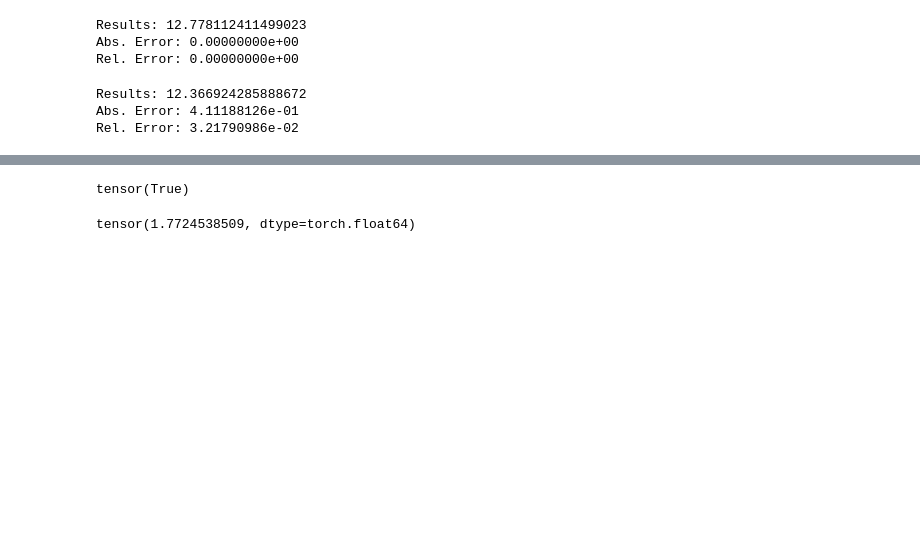
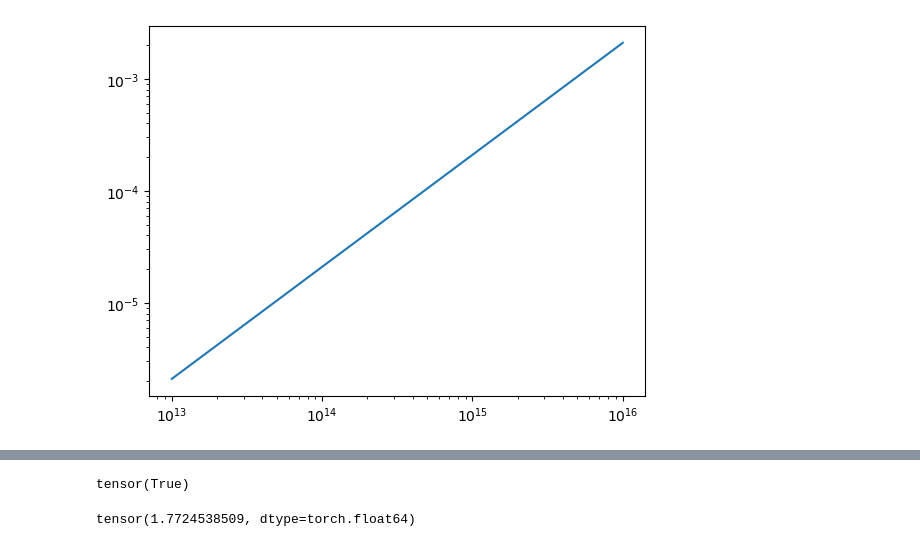
Before and after one commit to Astro-Lee/jupyterbook, a Jupyter notebook: Astronomy/torchquad.ipynb, the cells around one changed output, grey strips where cells are left out. Saved outputs shown, nothing was run; the diff lists cells and outputs as text; code cells hidden in the pictures; blank space fills up the shorter version.

Commit message:
update torchquad

```diff
--- a/Astronomy/torchquad.ipynb
+++ b/Astronomy/torchquad.ipynb
@@ -7,12 +27,3 @@ import ipywidgets as widgets
 kB = 8.61733e-5 # eV / K
 me_c2 = 510998.92 # eV
 h = 4.13567e-15 # eV s
-# %%
-#@latexify.function(use_math_symbols=True,reduce_assignments=False)
-def Ne(i_gamma, Te, gamma_th, Ce=1, n=3):
-    Theta = kB * Te / me_c2
-
-    return Ce*i_gamma**2*np.exp(-i_gamma/Theta)/(2.*Theta**3) if i_gamma <= gamma_th else Ce*gamma_th**2*np.exp(-gamma_th/Theta)*(i_gamma/gamma_th)**-n/(2.*Theta**3)
-#Ne
-# %%
-gamma = np.linspace(1, 100, 1000)
@@ -19,3 +62,6 @@ gamma = np.linspace(1, 100, 1000)
+# %%
+gamma = torch.logspace(1, 2, 30)
+nu = torch.logspace(13, 16, 30)
 # %%
 Te=widgets.FloatSlider(description='Te',min=1e8, max=1e11, step=1e8, value=1e10)
 gamma_th=widgets.FloatSlider(description='gamma_th',min=1, max=100, step=1, value=20)
@@ -52,8 +89,0 @@ def beta(i_gamma):
-# %%
-#@latexify.function(use_math_symbols=True,reduce_assignments=False)
-def e1(nu,theta,theta2,i_gamma,phi2):
-    e0 = h*nu
-    cos_theta1 = np.cos(theta)*np.cos(theta2)+np.sin(theta)*np.sin(theta2)*np.sin(phi2)
-
-    return e0*(1-beta(i_gamma)*np.cos(theta2))/(e0/(i_gamma*me_c2)*(1-np.cos(theta))+1-beta(i_gamma)*cos_theta1)
-#e1
@@ -212,16 +184,0 @@ Rel. Error: 8.43734264e-01
-# %%
-simp = Simpson()
-result = simp.integrate(f, dim=1, N=101, integration_domain=integration_domain)
-print_error(result, solution)
-# %% [output]
-Results: 12.778112411499023
-Abs. Error: 0.00000000e+00
-Rel. Error: 0.00000000e+00
-# %%
-mc = MonteCarlo()
-result = mc.integrate(f, dim=1, N=101, integration_domain=integration_domain)
-print_error(result, solution)
-# %% [output]
-Results: 12.366924285888672
-Abs. Error: 4.11188126e-01
-Rel. Error: 3.21790986e-02
@@ -228,2 +187,43 @@ Rel. Error: 3.21790986e-02
+# %%
+import torch
+from torchquad import Boole
+
+def integrand(x,Te,gamma_th,nu,theta):
+    # gamma x[:,0]
+    # theta2 x[:,1]
+    # phi2 x[:,2]
+    return Ne(x[:,0], Te, gamma_th)*e1(nu,theta,x[:,1],x[:,0],x[:,2])*torch.sin(x[:,1])
+
+def integrand2(x,Te,gamma_th):
+    return Ne(x[:,0], Te, gamma_th)
+
+# The integration domain, dimensionality and number of evaluations
+# For the calculate_grid method we need a Tensor and not a list.
+integration_domain = torch.Tensor([[1., 100.],
+                                   [0., np.pi],
+                                   [0., 2*np.pi]])
+dim = 3
+N = 1024
+
+# Initialize the integrator
+integrator = Simpson()
+# Calculate sample points and grid information for the result calculation
+grid_points, hs, n_per_dim = integrator.calculate_grid(N, integration_domain)
+
+# Integrate the first integrand with the sample points
+final_value = []
+for i_nu in nu:
+    function_values, _ = integrator.evaluate_integrand(lambda x: integrand(x,Te=1e8,gamma_th=20,nu=i_nu,theta=np.pi/4), grid_points)
+    integral1 = integrator.calculate_result(function_values, dim, n_per_dim, hs, integration_domain)
+
+    function_values, _ = integrator.evaluate_integrand(lambda x: integrand2(x,Te=1e8,gamma_th=20), grid_points)
+    integral2 = integrator.calculate_result(function_values, dim, n_per_dim, hs, integration_domain)
+
+    final_value.append(integral1/(4*np.pi*integral2))
+plt.plot(nu, final_value)
+plt.xscale('log')
+plt.yscale('log')
+# %% [output]
+[figure, added]
 # %%
 vegas = VEGAS()
```
Also changed, not shown: parts of 29 cells of this notebook.
